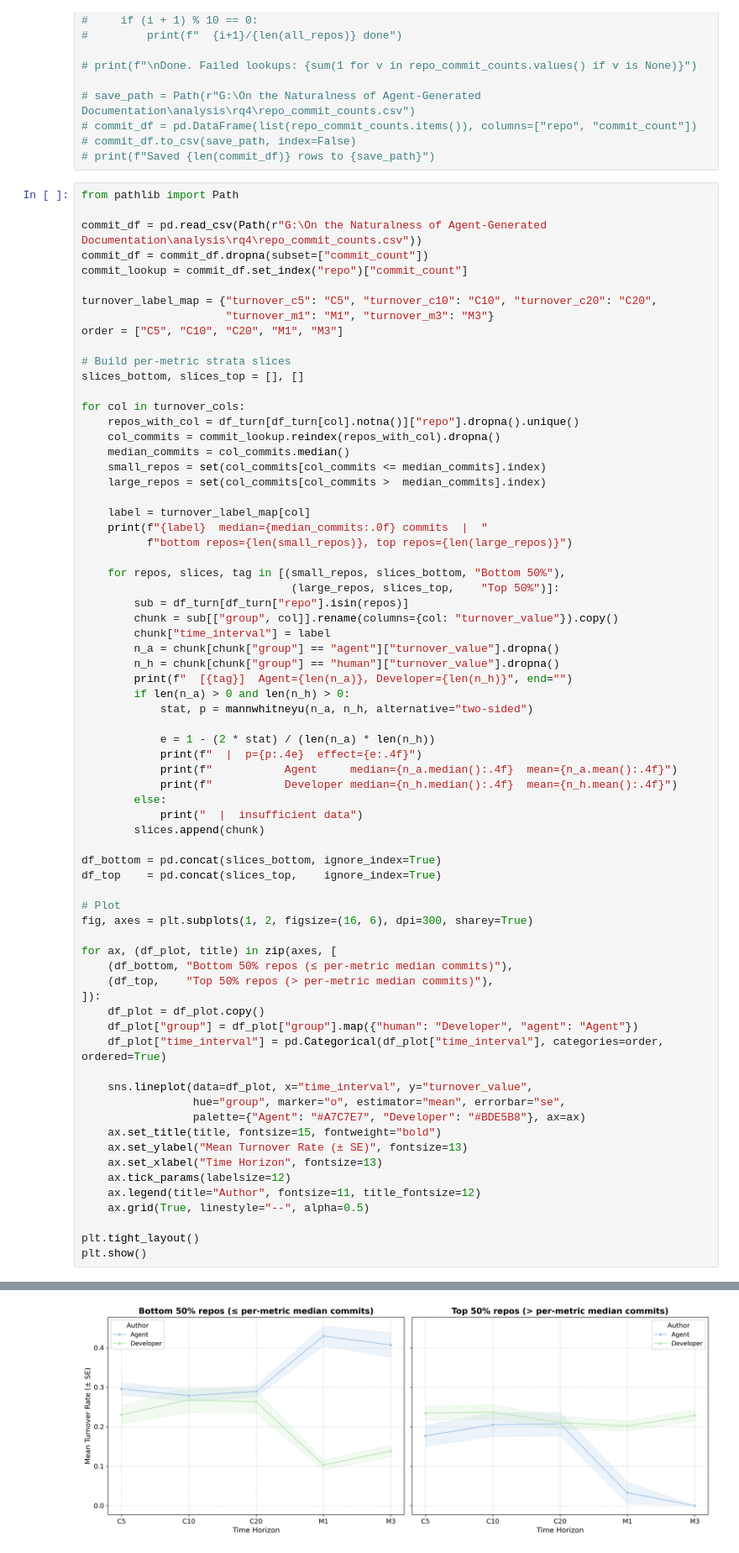
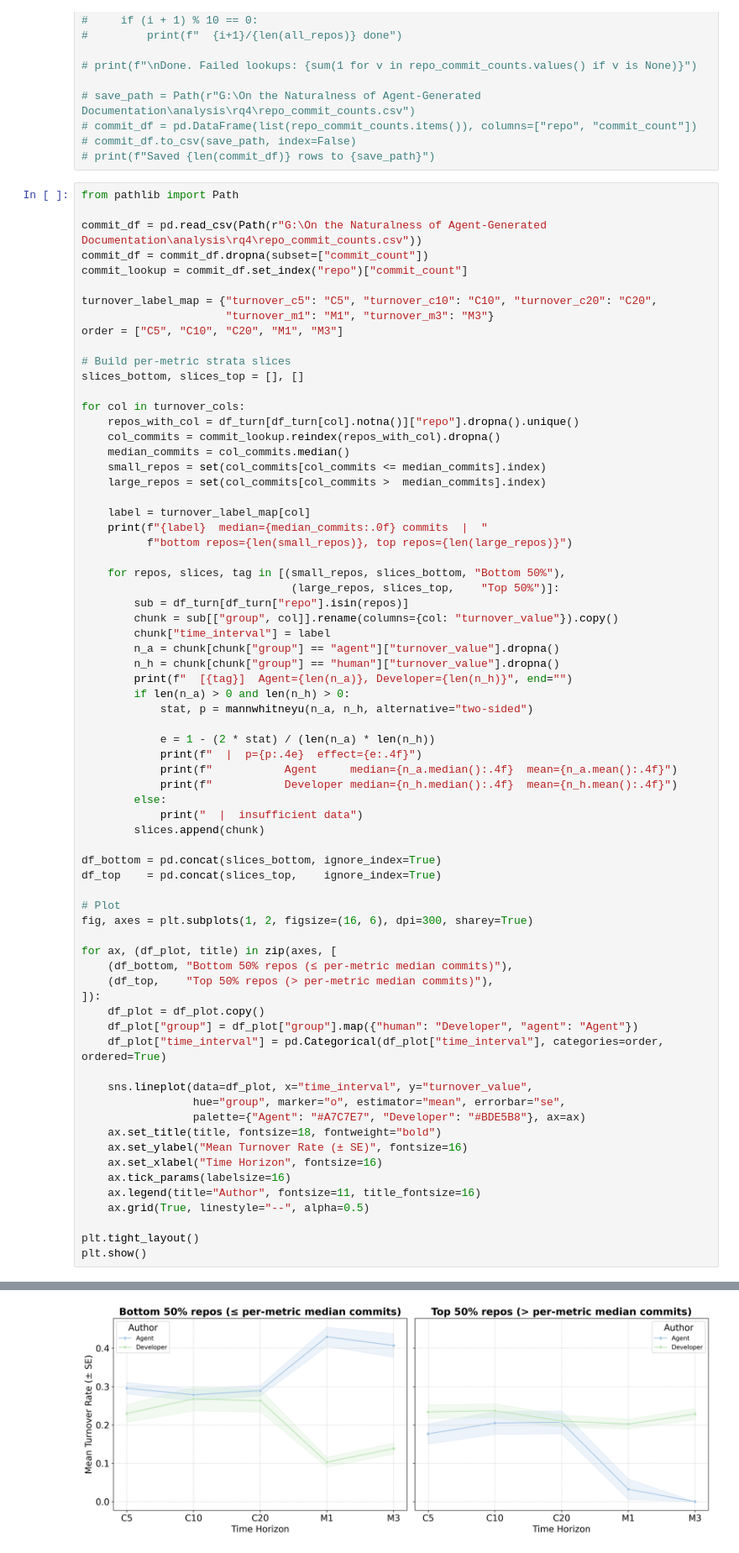
Before and after one commit to LukasOttenhof/On-the-Naturalness-of-Agent-Generated-Documentation, a Jupyter notebook: analysis/rq4/a.ipynb, the cells around one changed output, grey strips where cells are left out. Shown at 84% size. Drawn from its saved outputs; the diff is of its cells as text.

```diff
--- a/analysis/rq4/a.ipynb
+++ b/analysis/rq4/a.ipynb
@@ -493,36 +493,36 @@ for ax, (df_plot, title) in zip(axes, [
 ]):
     df_plot = df_plot.copy()
     df_plot["group"] = df_plot["group"].map({"human": "Developer", "agent": "Agent"})
     df_plot["time_interval"] = pd.Categorical(df_plot["time_interval"], categories=order, ordered=True)
 
     sns.lineplot(data=df_plot, x="time_interval", y="turnover_value",
                  hue="group", marker="o", estimator="mean", errorbar="se",
                  palette={"Agent": "#A7C7E7", "Developer": "#BDE5B8"}, ax=ax)
-    ax.set_title(title, fontsize=15, fontweight="bold")
-    ax.set_ylabel("Mean Turnover Rate (± SE)", fontsize=13)
-    ax.set_xlabel("Time Horizon", fontsize=13)
-    ax.tick_params(labelsize=12)
-    ax.legend(title="Author", fontsize=11, title_fontsize=12)
+    ax.set_title(title, fontsize=18, fontweight="bold")
+    ax.set_ylabel("Mean Turnover Rate (± SE)", fontsize=16)
+    ax.set_xlabel("Time Horizon", fontsize=16)
+    ax.tick_params(labelsize=16)
+    ax.legend(title="Author", fontsize=11, title_fontsize=16)
     ax.grid(True, linestyle="--", alpha=0.5)
 
 plt.tight_layout()
 plt.show()
 # %% [output]
 C5  median=367 commits  |  bottom repos=90, top repos=89
   [Bottom 50%]  Agent=763, Developer=295  |  p=6.7350e-03  effect=-0.0895
            Agent     median=0.0000  mean=0.2959
            Developer median=0.0000  mean=0.2300
   [Top 50%]  Agent=172, Developer=489  |  p=1.4655e-01  effect=0.0584
            Agent     median=0.0000  mean=0.1767
            Developer median=0.0000  mean=0.2342
 C10  median=411 commits  |  bottom repos=92, top repos=91
   [Bottom 50%]  Agent=799, Developer=173  |  p=9.6315e-01  effect=0.0019
            Agent     median=0.0000  mean=0.2785
            Developer median=0.0000  mean=0.2679
   [Top 50%]  Agent=161, Developer=504  |  p=4.0603e-01  effect=0.0345
 ... (19 lines left out)
            Developer median=0.0000  mean=0.1385
   [Top 50%]  Agent=7, Developer=767  |  p=1.0823e-01  effect=0.2751
            Agent     median=0.0000  mean=0.0000
            Developer median=0.0000  mean=0.2285
-[figure, old version]
+[figure, new version]
```
Also changed, not shown: 2 other files.
